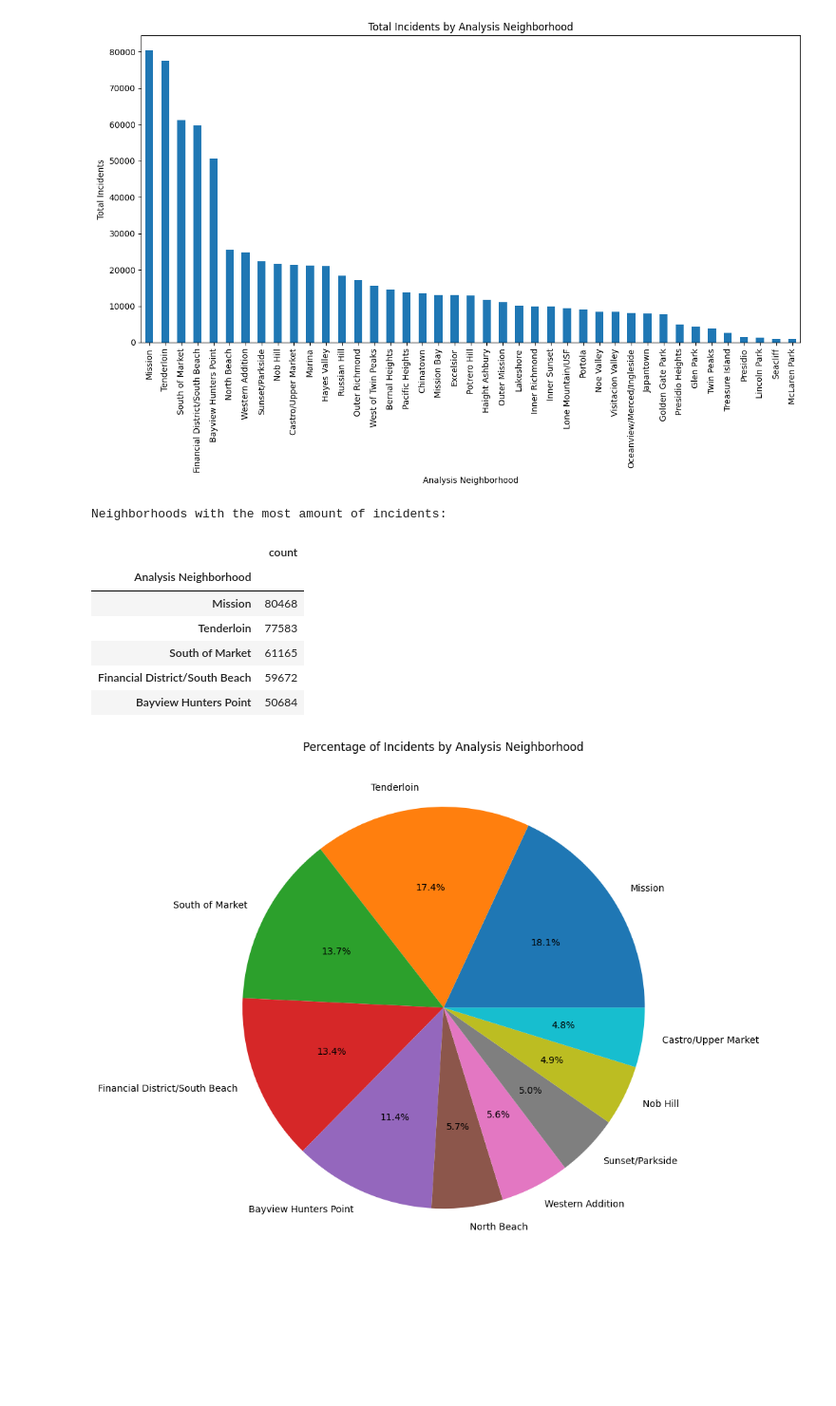
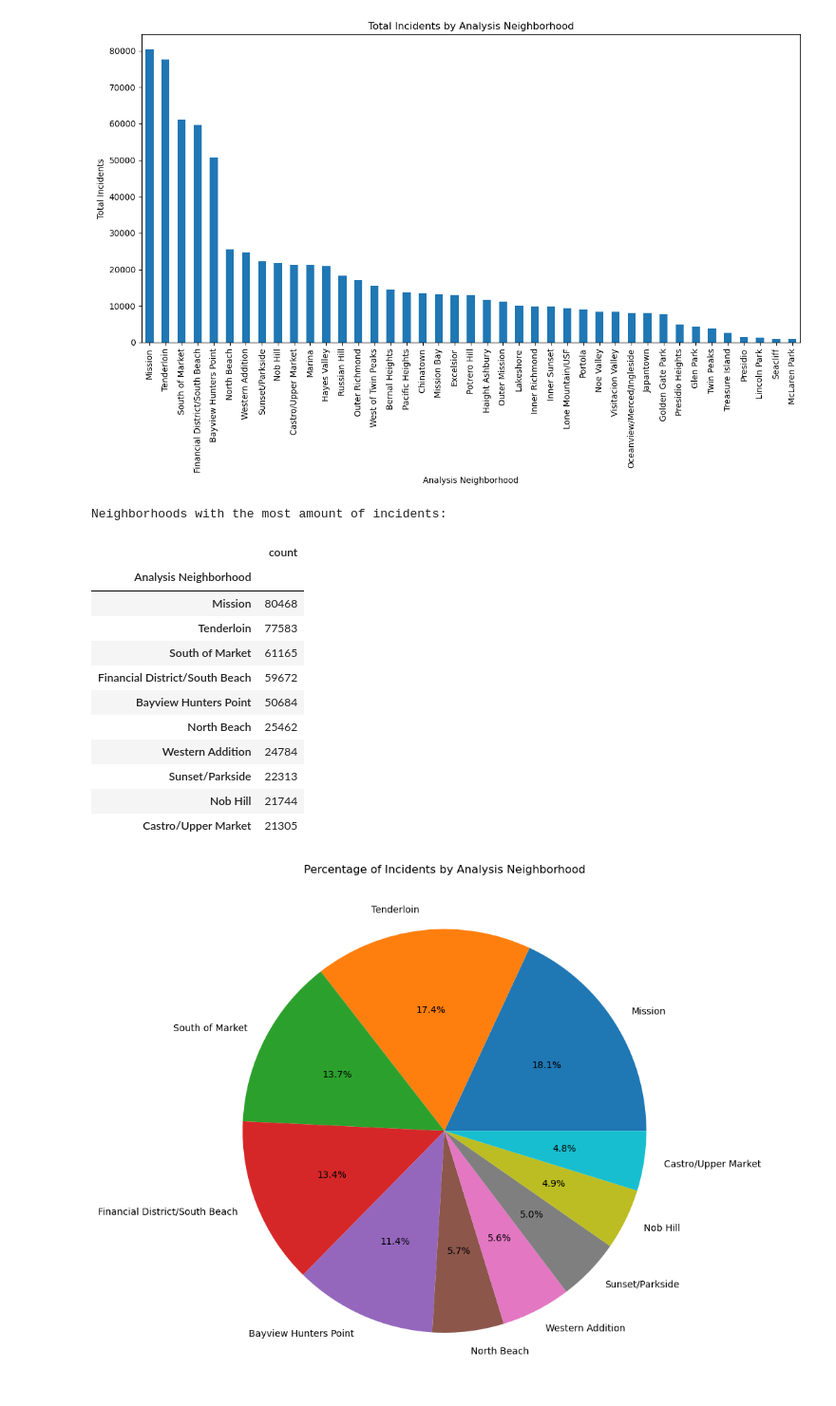
Before and after one commit to maddiebowman/SF_crime_patterns, a Jupyter notebook: analysis/neighborhood_analysis.ipynb, the cells around one changed output. Shown: that part at 95% size. Saved outputs shown, nothing was run; the diff lists cells and outputs as text; code cells hidden in the pictures; blank space fills up the shorter version.

```diff
--- a/analysis/neighborhood_analysis.ipynb
+++ b/analysis/neighborhood_analysis.ipynb
@@ -57,14 +57,21 @@ print("Original DataFrame:")
 print("-------------------")
 print(crime_df.dtypes)
 
-columns_to_drop = ['Row ID',
+columns_to_drop = ['Report Datetime',
+                   'Row ID',
+                   'Incident ID',
+                   'Incident Number',
+                   'CAD Number',
                    'Report Type Code',
                    'Report Type Description',
-                   'CAD Number',
                    'Filed Online',
+                   'Incident Code',
+                   'Intersection',
                    'CNN',
+                   'Police District',
                    'Supervisor District',
                    'Supervisor District 2012',
+                   'Point',
                    'Neighborhoods',
                    'ESNCAG - Boundary File',
                    'Central Market/Tenderloin Boundary Polygon - Updated',
@@ -210,18 +216,23 @@ top_neighborhood_crime_counts = crime_new_df['Analysis Neighborhood'].value_coun
 # %%
 # List of neighborhoods with the most amount of incidents, convert to DF
 least_safe_neighborhoods_df = pd.DataFrame(top_neighborhood_crime_counts)
 
 print("Neighborhoods with the most amount of incidents:")
-least_safe_neighborhoods_df.head()
+least_safe_neighborhoods_df.head(10)
 # %% [output]
 Neighborhoods with the most amount of incidents:
 |  | count |
 | Analysis Neighborhood |  |
 | Mission | 80468 |
 | Tenderloin | 77583 |
 | South of Market | 61165 |
 | Financial District/South Beach | 59672 |
 | Bayview Hunters Point | 50684 |
+| North Beach | 25462 |
+| Western Addition | 24784 |
+| Sunset/Parkside | 22313 |
+| Nob Hill | 21744 |
+| Castro/Upper Market | 21305 |
 # %%
 # Pie chart to show the top 10 neighborhoods with the most incidents
 
```
Also changed, not shown: parts of 11 cells of this notebook, 24 other files.
